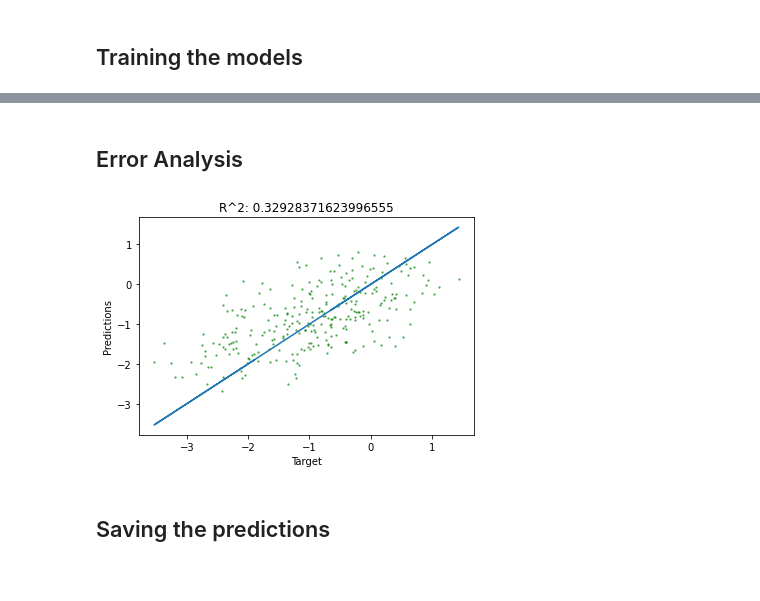
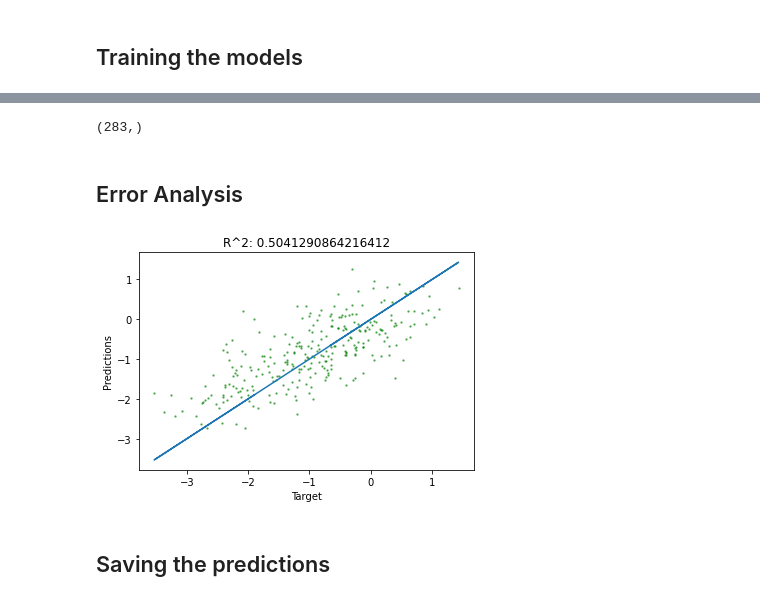
Before and after one commit to juanbeleno/public_projects, a Jupyter notebook: kaggle/commonlitreadabilityprize/model_training.ipynb, the cells around one changed output, grey strips where cells are left out. Saved outputs shown, nothing was run; the diff lists cells and outputs as text; code cells hidden in the pictures.

```diff
--- a/kaggle/commonlitreadabilityprize/model_training.ipynb
+++ b/kaggle/commonlitreadabilityprize/model_training.ipynb
@@ -127,6 +127,8 @@ def get_features(text):
     for index in range(24):
         features[f'difficult_word_{index}'] = most_difficult_words[index]
 
+    features['text'] = text
+
     return features
 
 sample_text = 'The commutator is peculiar, consisting of only three segments of a copper ring, while in the simplest of other continuous current generators several times that number exist, and frequently 120! segments are to be found. These three segments are made so as to be removable in a moment for cleaning or replacement. They are mounted upon a metal support, and are surrounded on all sides by a free air space, and cannot, therefore, lose their insulated condition. This feature of air insulation is peculiar to this system, and is very important as a factor in the durability of the commutator. Besides this, the commutator is sustained by supports carried in flanges upon the shaft, which flanges, as an additional safeguard, are coated all over with hard rubber, one of the finest known insulators. It may be stated, without fear of contradiction, that no other commutator made is so thoroughly insulated and protected. The three commutator segments virtually constitute a single copper ring, mounted in free air, and cut into three equal pieces by slots across its face.'
@@ -162,9 +164,13 @@ labels = []
 for item in train_data.to_dict('records'):
     features = get_features(item['excerpt'])
     new_dataset.append(features)
-    labels.append(item['target'])
+    labels.append({
+        'target': item['target'],
+        'standard_error': item['standard_error']
+    })
 
 new_dataset = pd.DataFrame(new_dataset)
+labels = pd.DataFrame(labels)
 new_dataset
 # %% [output]
 |  | avg_chars_per_word | max_chars_per_word | avg_syllables_per_word | max_syllables_per_word | num_words | ... |
@@ -257,3 +248,30 @@ models['RandomForestRegressor'] = RandomForestRegressor()
+# %%
+from sklearn.linear_model import LinearRegression, Ridge, Lasso, BayesianRidge
+from sklearn.svm import SVR
+from sklearn.ensemble import GradientBoostingRegressor, RandomForestRegressor
+from sklearn.model_selection import RandomizedSearchCV
+
+models = {}
+models['LinearRegression'] = RandomizedSearchCV(LinearRegression(), {}, n_iter=1, cv=5, n_jobs=-1)
+"""
+params = {
+    'C': [1.0, 0.1, 0.5, 0.2, 10, 100],
+    'epsilon': [0.1, 0.3, 0.2, 0.4],
+}
+reg = SVR()
+models['SVR'] = RandomizedSearchCV(reg, params, n_iter=5, cv=5, n_jobs=-1)
+
+params = {
+    'n_estimators': [32, 64, 128, 256]
+}
+reg = GradientBoostingRegressor()
+models['GradientBoostingRegressor'] = RandomizedSearchCV(reg, params, n_iter=4, cv=5, n_jobs=-1)
+"""
+params = {
+    'n_estimators': [32, 64, 128, 256]
+}
+reg = RandomForestRegressor()
+models['RandomForestRegressor'] = RandomizedSearchCV(reg, params, n_iter=4, cv=5, n_jobs=-1)
 # %% [markdown]
 ## Training the models
 # %%
@@ -310,17 +360,22 @@ RMSE: 0.8016139816658331
+# %%
+predictions[:,0].shape
+y_val1['target'].shape
+# %% [output]
+(283,)
 # %% [markdown]
 ## Error Analysis
 # %%
 import matplotlib.pyplot as plt
 from sklearn.metrics import r2_score
 
-plt.scatter(y_val2, predictions, s=2, c='g', alpha=0.5)
-plt.plot(y_val2, y_val2)
+plt.scatter(y_val2['target'], predictions, s=2, c='g', alpha=0.5)
+plt.plot(y_val2['target'], y_val2['target'])
 plt.xlabel("Target")
 plt.ylabel("Predictions")
 plt.title(f'R^2: {r2_score(y_val2, predictions)}')
 plt.show()
 # %% [output]
-[figure, old version]
+[figure, new version]
 # %% [markdown]
 ## Saving the predictions
 # %%
```
Also changed, not shown: parts of 5 cells of this notebook.
